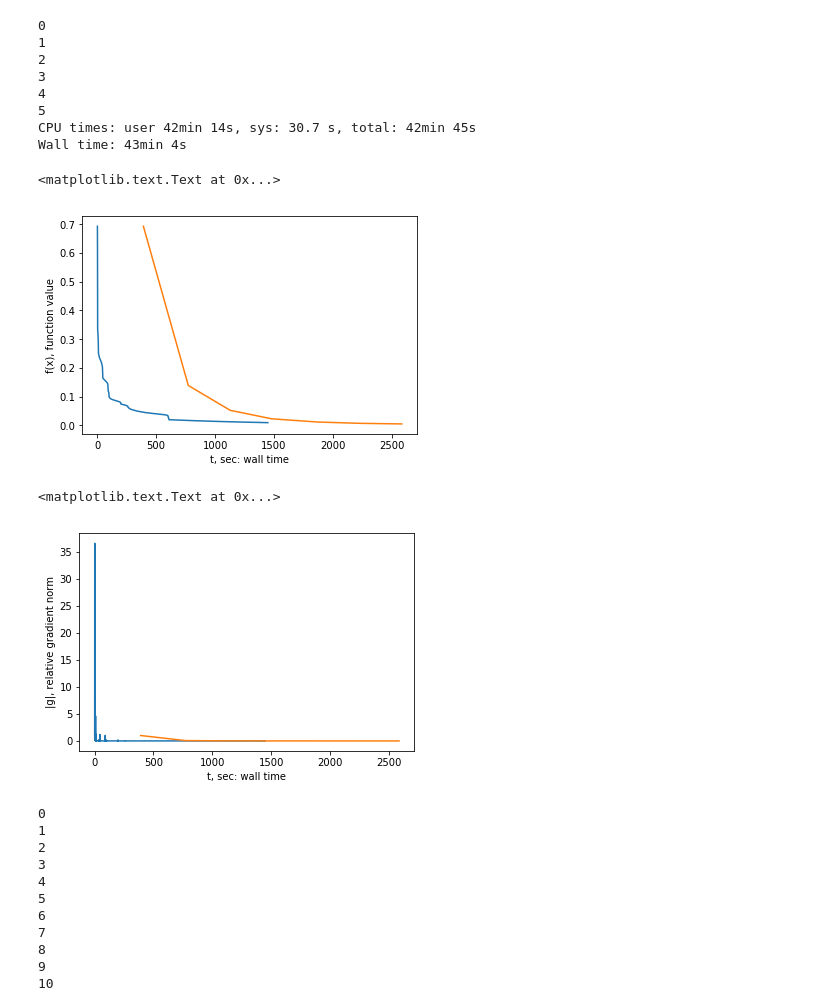
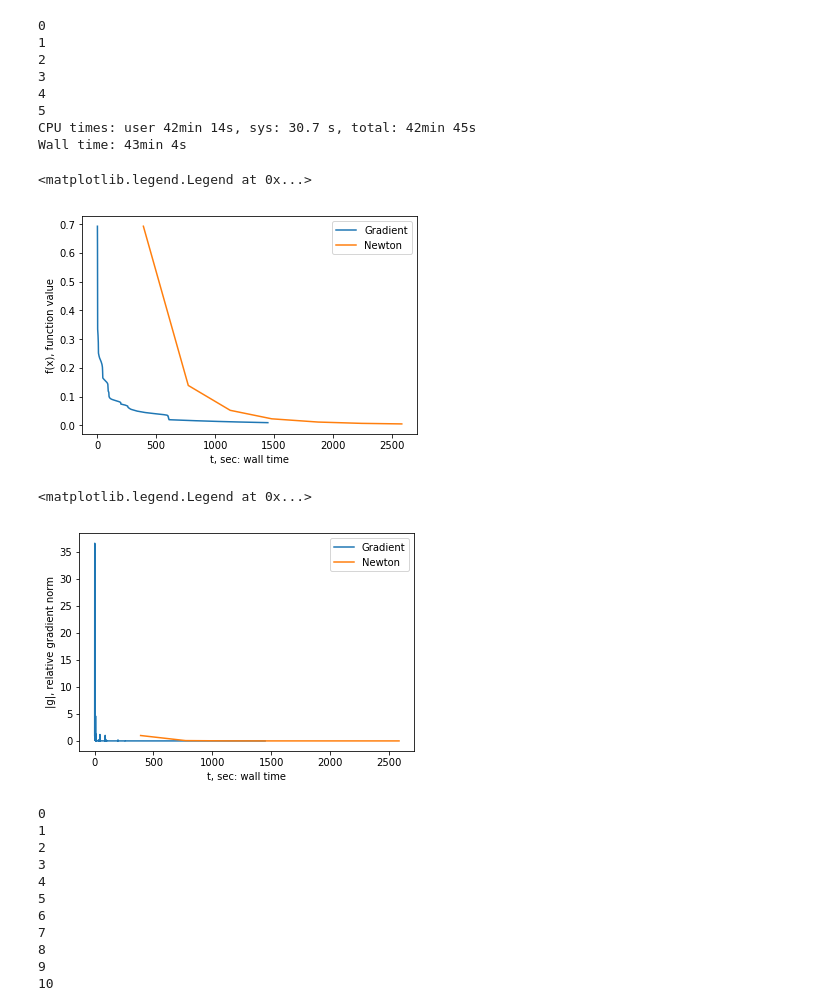
Before and after one commit to aksholokhov/mipt-momo-2017, a Jupyter notebook: task1/Experiments.ipynb, the cells around one changed output. Saved outputs shown, nothing was run; the diff lists cells and outputs as text; code cells hidden in the pictures.

```diff
--- a/task1/Experiments.ipynb
+++ b/task1/Experiments.ipynb
@@ -340,23 +344,25 @@ x_n_gis, message_n_gis, history_n_gis = newton(logreg_gisette, x0,trace=True)
 CPU times: user 42min 14s, sys: 30.7 s, total: 42min 45s
 Wall time: 43min 4s
 # %%
-plot(history_g_gis['time'], history_g_gis['func'])
-plot(history_n_gis['time'], history_n_gis['func'])
+plot(history_g_gis['time'], history_g_gis['func'], label="Gradient")
+plot(history_n_gis['time'], history_n_gis['func'], label="Newton")
 xlabel("t, sec: wall time")
 ylabel("f(x), function value")
+legend()
 # %% [output]
-<matplotlib.text.Text at 0x...>
+<matplotlib.legend.Legend at 0x...>
-[figure, old version]
+[figure, new version]
 # %%
 grad_norm_gis = norm(logreg_gisette.grad(np.zeros(A_gisette.shape[1])))**2
 
-plot(history_g_gis['time'], (array(history_g_gis['grad_norm'])**2)/grad_norm_gis)
-plot(history_n_gis['time'], (array(history_n_gis['grad_norm'])**2)/grad_norm_gis)
+plot(history_g_gis['time'], (array(history_g_gis['grad_norm'])**2)/grad_norm_gis, label="Gradient")
+plot(history_n_gis['time'], (array(history_n_gis['grad_norm'])**2)/grad_norm_gis, label="Newton")
 xlabel("t, sec: wall time")
 ylabel("|g|, relative gradient norm")
+legend()
 # %% [output]
-<matplotlib.text.Text at 0x...>
+<matplotlib.legend.Legend at 0x...>
-[figure, old version]
+[figure, new version]
 # %%
 A_realsim, b_realsim = load_svmlight_file("real-sim")
 logreg_realsim = create_log_reg_oracle(A_realsim, b_realsim, regcoef=1/A_realsim.shape[0])
```
Also changed, not shown: parts of 15 cells of this notebook, 2 other files.
